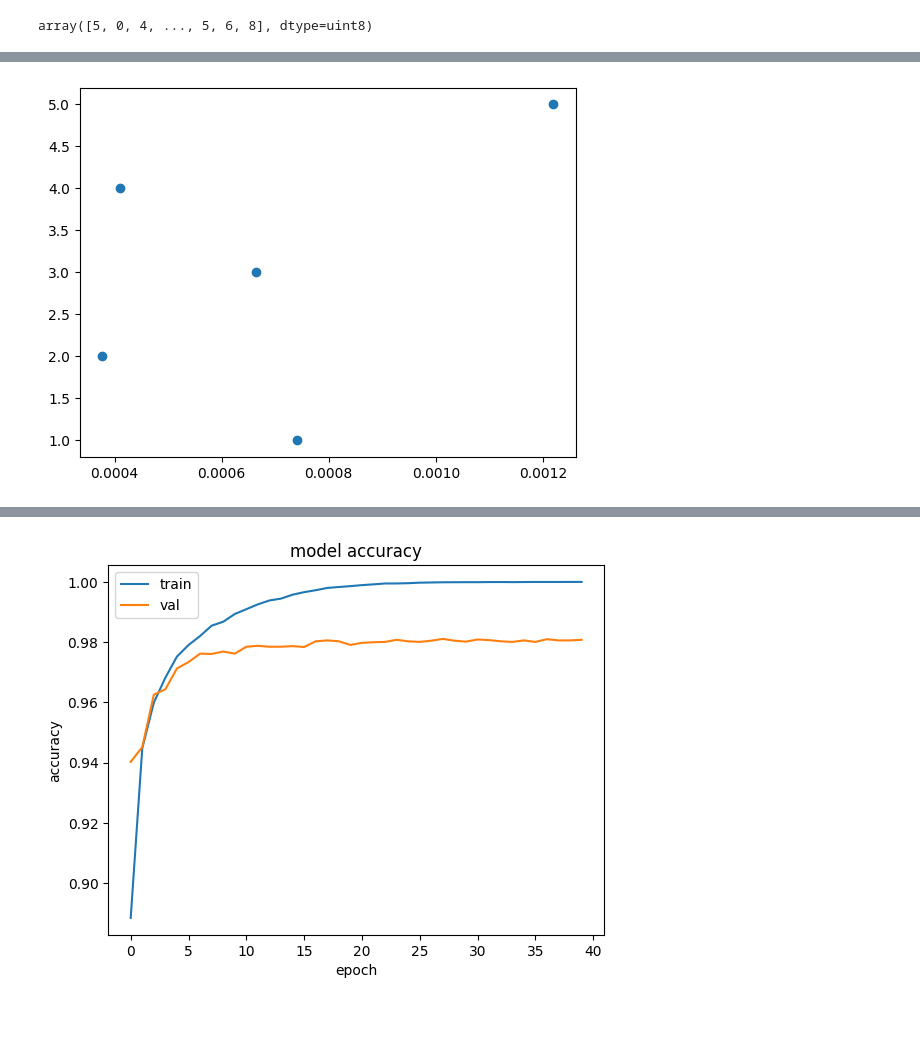
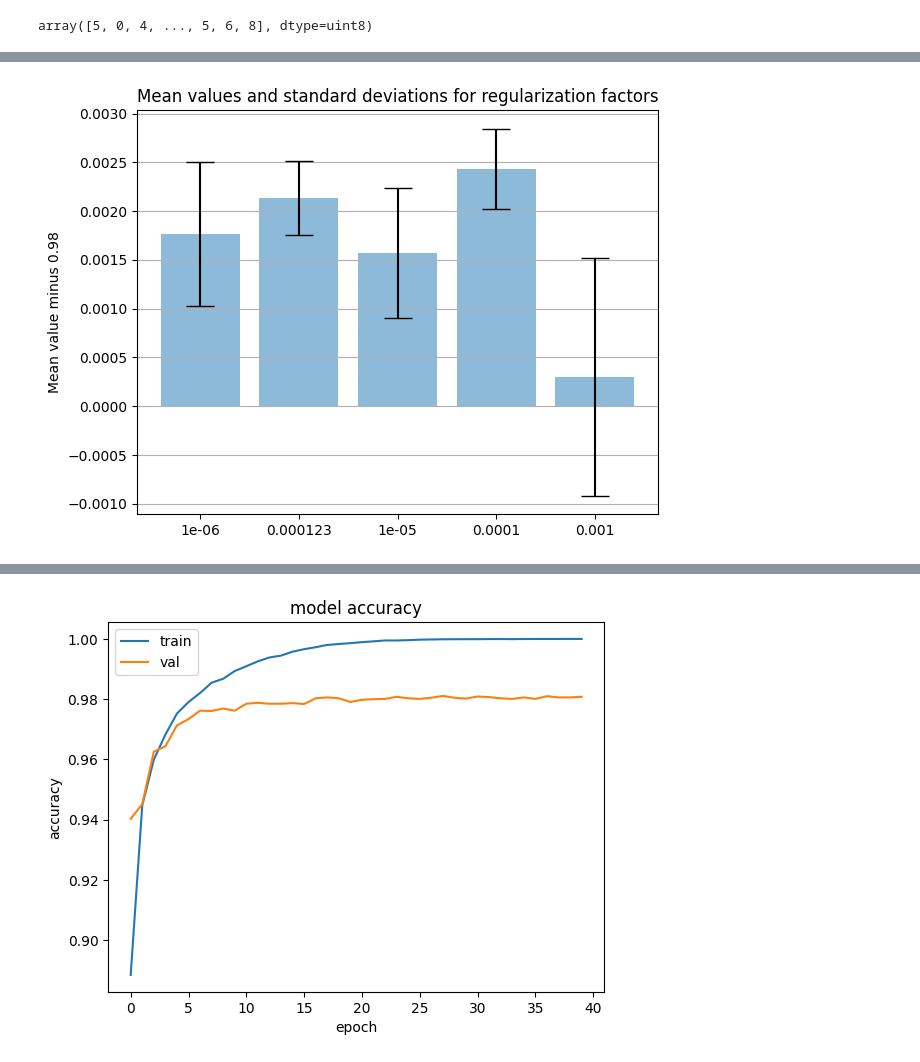
Before and after one commit to Noxemia/DAT405-Intro-DS-AI, a Jupyter notebook: assignment7/Assignment 7.ipynb, the cells around one changed output, grey strips where cells are left out. Drawn from its saved outputs; the diff is of its cells as text; code cells hidden in the pictures; blank space fills up the shorter version.

```diff
--- a/assignment7/Assignment 7.ipynb
+++ b/assignment7/Assignment 7.ipynb
@@ -130,9 +106,23 @@ ValueError: x and y must be the same size
 # %%
+import numpy as np
+import matplotlib.pyplot as plt
+regfactors: list[float] = [0.000001, 0.000123,  0.00001, 0.0001,  0.001]
 res = [[0.9811000227928162, 0.9814000129699707, 0.9828000068664551], [0.9815999865531921, 0.9824000000953674, 0.9824000000953674], [0.9810000061988831, 0.9811999797821045, 0.9825000166893005], [0.9829000234603882, 0.9825000166893005, 0.9818999767303467], [0.979200005531311, 0.9797000288963318, 0.9819999933242798]]
 resstds = [np.std(tup) for tup in res]
-plt.scatter(resstds, [1,2,3,4,5])
+resmeans = [np.mean(tup)-0.98 for tup in res]
+fig, ax = plt.subplots()
+ax.bar([1,2,3,4,5], resmeans, yerr=resstds, align='center', alpha=0.5, ecolor='black', capsize=10)
+ax.set_ylabel('Mean value minus 0.98')
+ax.set_xticks([1,2,3,4,5])
+ax.set_xticklabels(regfactors)
+ax.set_title('Mean values and standard deviations for regularization factors')
+ax.yaxis.grid(True)
+
+# Save the figure and show
+plt.tight_layout()
+plt.savefig('bar_plot_with_error_bars.png')
 plt.show()
 # %% [output]
-[figure, old version]
+[figure, new version]
 # %%
 model = Sequential()
```
Also changed, not shown: parts of 3 cells of this notebook.
